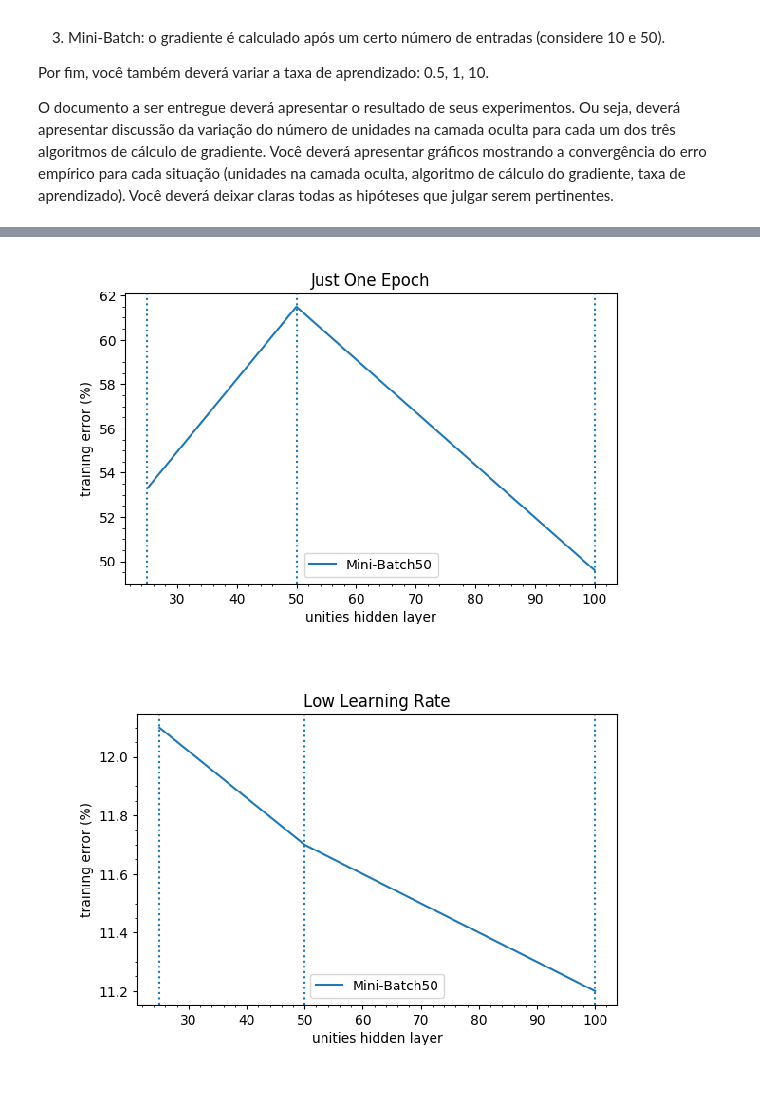
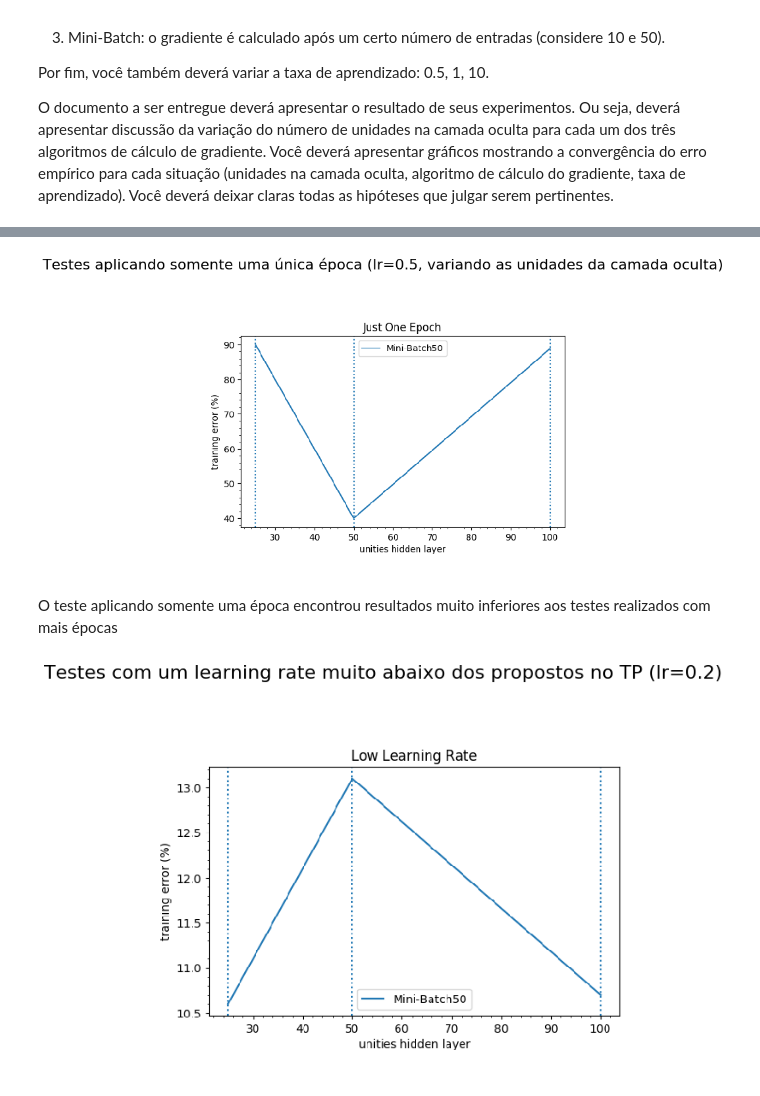
Before and after one commit to gesteves91/tp-ml, a Jupyter notebook: Resultados.ipynb, the cells around one changed output, grey strips where cells are left out. Drawn from its saved outputs; the diff is of its cells as text; code cells hidden in the pictures.

```diff
--- a/Resultados.ipynb
+++ b/Resultados.ipynb
@@ -88,17 +92,21 @@ imgplot = plt.imshow(img5)
 # %%
-img6 = mpimg.imread('one-epoch-unities.png')
+img6 = mpimg.imread('img/one-epoch-unities.png')
 plt.figure(figsize=(10, 8))
+plt.suptitle("Testes aplicando somente uma única época (lr=0.5, variando as unidades da camada oculta)", size=22)
 plt.axis('off')
 imgplot = plt.imshow(img6)
 # %% [output]
-[figure, old version]
+[figure, new version]
+# %% [markdown]
+O teste aplicando somente uma época encontrou resultados muito inferiores aos testes realizados com mais épocas
 # %%
 img7 = mpimg.imread('low-learning-rate.png')
 plt.figure(figsize=(10, 8))
+plt.suptitle("Testes com um learning rate muito abaixo dos propostos no TP (lr=0.2)", size=22)
 plt.axis('off')
 imgplot = plt.imshow(img7)
 # %% [output]
-[figure, old version]
+[figure, new version]
 # %%
 img8 = mpimg.imread('relu.png')
 plt.figure(figsize=(10, 8))
```
Also changed, not shown: parts of 8 cells of this notebook, 24 other files.
